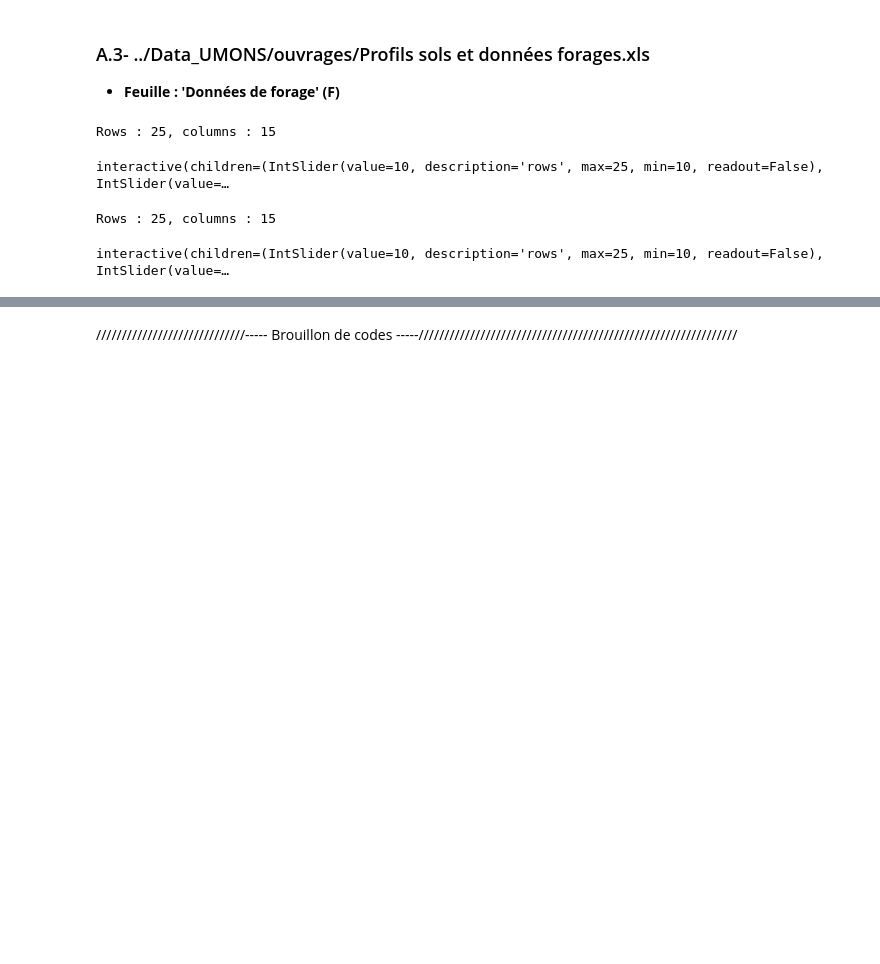
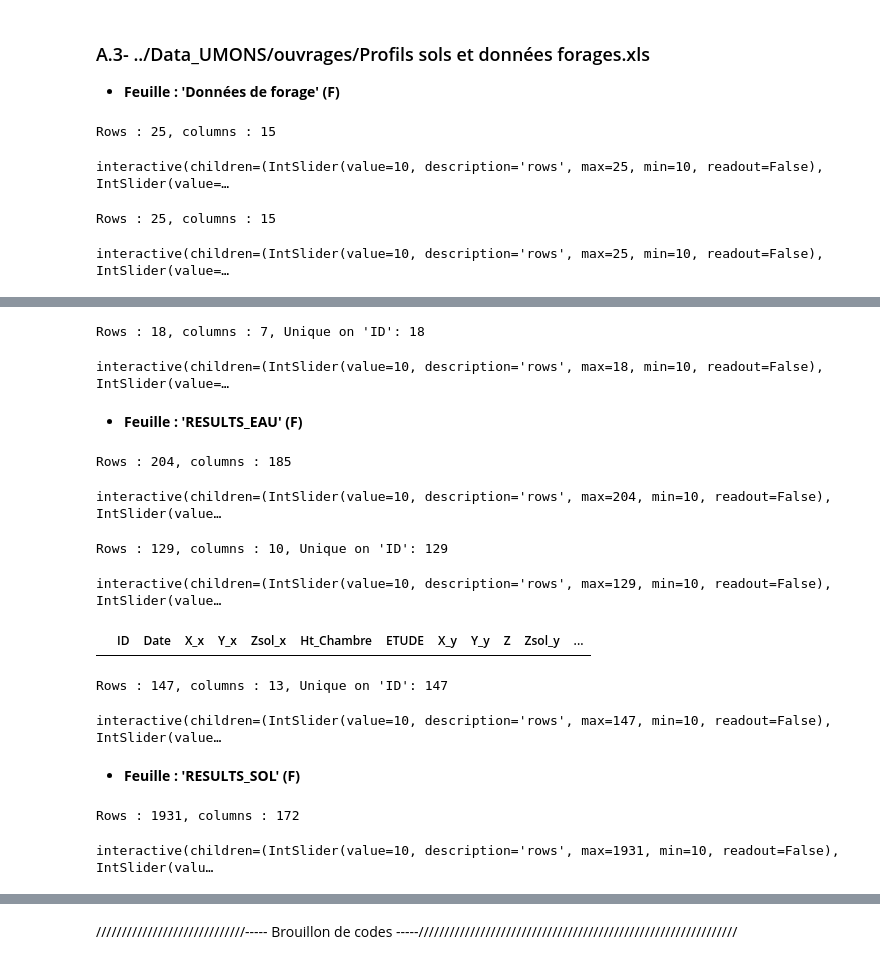
Before and after one commit to kaufmanno/GSDMA, a Jupyter notebook: playground/TFE_test/Concatenate_boreholes_Fev21.ipynb, the cells around one changed output, grey strips where cells are left out. Saved outputs shown, nothing was run; the diff lists cells and outputs as text; code cells hidden in the pictures; blank space fills up the shorter version.

Commit message:
EXtraction of boreholes positions data present in spreadsheets of the files: Profils sols et données forages.xls, Database MEMORIS3.xlsx, Forages_Pilote_Decoupe.xlsx

```diff
--- a/playground/TFE_test/Concatenate_boreholes_Fev21.ipynb
+++ b/playground/TFE_test/Concatenate_boreholes_Fev21.ipynb
@@ -996,0 +1086,10 @@ For_synth.to_csv('../../CF_data/synthese/Result_traitem/boreholes_5.csv', index=
+# %%
+tmp_for.rename(columns={'N°':'ID', 'Date ':'Date','Hauteur de la chambre ':'Ht_Chambre'}, inplace=True)
+tmp_for=tmp_for[['ID', 'Date', 'X', 'Y', 'Zsol', 'Ht_Chambre', 'ETUDE']][2:20]
+tmp_for.replace('-',np.nan, inplace=True)
+#tmp_for['Zsol']=tmp_for['Zsol'].apply(lambda x: x if not pd.isnull(x) else np.nan)
+
+gdf_viewer(tmp_for, un_val='ID')
+# %% [output]
+Rows : 18, columns : 7, Unique on 'ID': 18
+interactive(children=(IntSlider(value=10, description='rows', max=18, min=10, readout=False), IntSlider(value=…
@@ -996,0 +1098,26 @@ For_synth.to_csv('../../CF_data/synthese/Result_traitem/boreholes_5.csv', index=
+# %% [markdown]
+* **Feuille : 'RESULTS_EAU' (F)**
+# %%
+tmp_for = pd.read_excel('../../CF_data/Data_UMONS/Contamination/Doc_SITEREM/Rapport de synthèse des études de sol et des eaux souterraines. Siterem - 2017/Database MEMORIS3.xlsx', sheet_name='RESULTS_EAU', skiprows=1)
+gdf_viewer(tmp_for)
+# %% [output]
+Rows : 204, columns : 185
+interactive(children=(IntSlider(value=10, description='rows', max=204, min=10, readout=False), IntSlider(value…
+# %%
+tmp_for.rename(columns={'Campagne':'Societe','N_piezo.':'ID','Z tête PZ':'Z','Prof_PZ':'Long_Pz',
+                        'Section_crépinée':'Long_Crep','Diamètre_int':'Diam_Pz'}, inplace=True)
+
+tmp_for=tmp_for[['ID','X','Y','Z','Zsol','Long_Pz','Long_Crep','Diam_Pz','Societe']][1:130]
+
+tmp_for.replace('-',np.nan, inplace=True)
+# %%
+tmp_for['Type']=tmp_for['Long_Crep'].apply(lambda x: 'Piezo' if not pd.isnull(x) else '')
+# %%
+gdf_viewer(tmp_for, un_val='ID') # all units in [m]
+# %% [output]
+Rows : 129, columns : 10, Unique on 'ID': 129
+interactive(children=(IntSlider(value=10, description='rows', max=129, min=10, readout=False), IntSlider(value…
+# %%
+For_synth.merge(tmp_for, how='inner', left_on='ID', right_on='ID')
+# %% [output]
+|  | ID | Date | X_x | Y_x | Zsol_x | Ht_Chambre | ETUDE | X_y | Y_y | Z | Zsol_y | ... |
@@ -996,0 +1126,5 @@ For_synth.to_csv('../../CF_data/synthese/Result_traitem/boreholes_5.csv', index=
+# %%
+gdf_viewer(tmp_for, un_val='ID')
+# %% [output]
+Rows : 147, columns : 13, Unique on 'ID': 147
+interactive(children=(IntSlider(value=10, description='rows', max=147, min=10, readout=False), IntSlider(value…
@@ -996,0 +1133,8 @@ For_synth.to_csv('../../CF_data/synthese/Result_traitem/boreholes_5.csv', index=
+# %% [markdown]
+* **Feuille : 'RESULTS_SOL' (F)**
+# %%
+tmp_for = pd.read_excel('../../CF_data/Data_UMONS/Contamination/Doc_SITEREM/Rapport de synthèse des études de sol et des eaux souterraines. Siterem - 2017/Database MEMORIS3.xlsx', sheet_name='RESULTS_SOL', skiprows=1)
+gdf_viewer(tmp_for)
+# %% [output]
+Rows : 1931, columns : 172
+interactive(children=(IntSlider(value=10, description='rows', max=1931, min=10, readout=False), IntSlider(valu…
```
Also changed, not shown: parts of 81 cells of this notebook.
